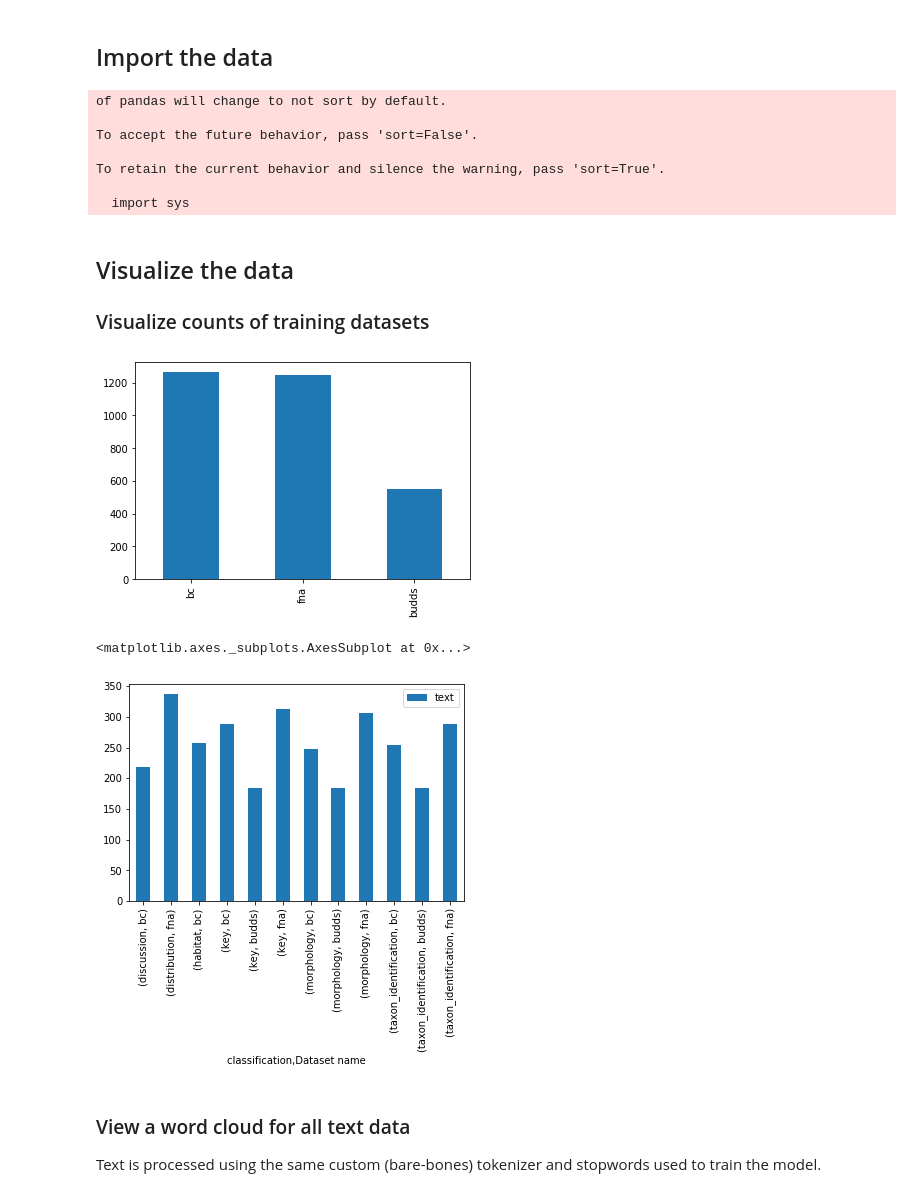
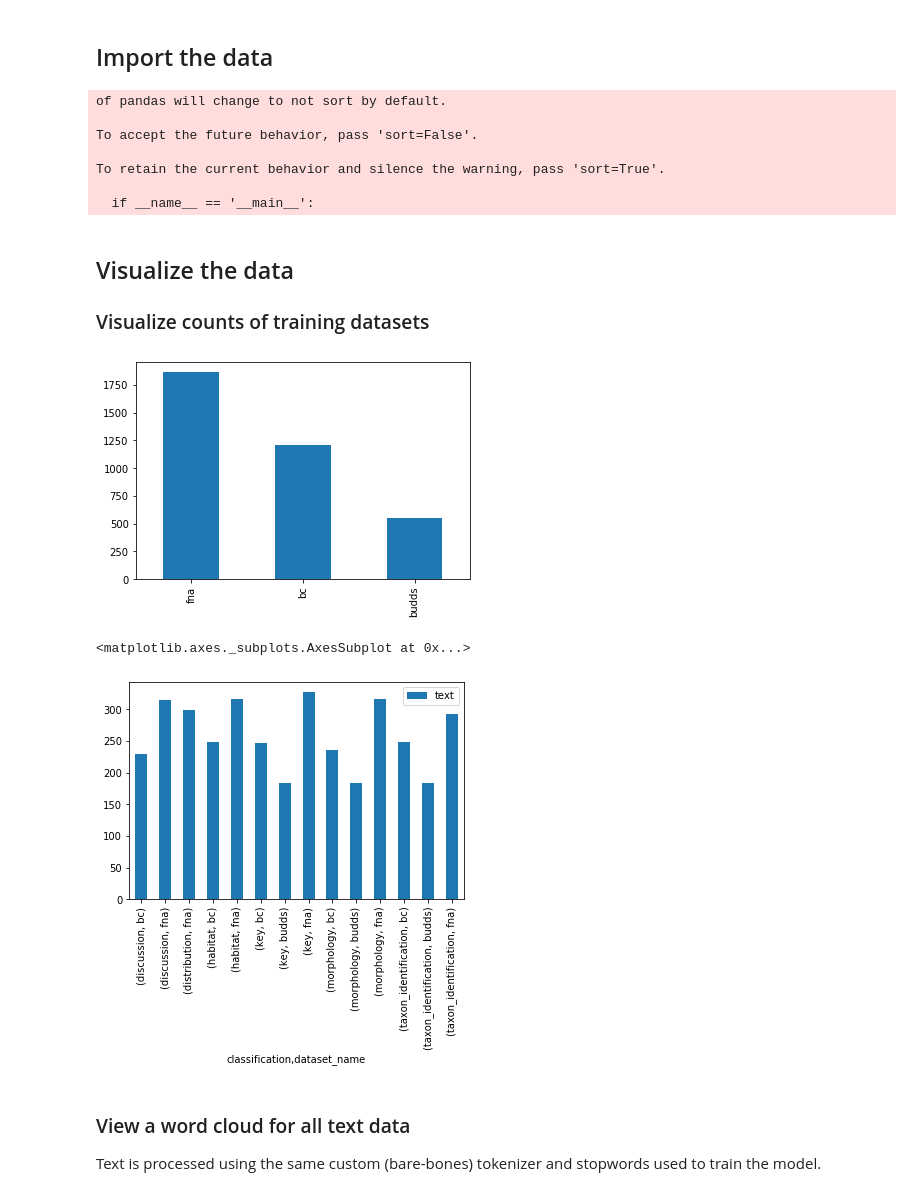
Before and after one commit to jocelynpender/flora-prepper, a Jupyter notebook: notebooks/analysis_visualization.ipynb, the cells around one changed output. Drawn from its saved outputs; the diff is of its cells as text; code cells hidden in the pictures.

```diff
--- a/notebooks/analysis_visualization.ipynb
+++ b/notebooks/analysis_visualization.ipynb
@@ -21,13 +22,15 @@ from sklearn.model_selection import train_test_split
 # %% [markdown]
 ## Import the data
 # %%
-fna = make_fna_data_frame(fna_filepath="../data/external/fna_keys.csv", frac_to_sample=0.1, balance_categories=True,
-                          categories_to_keep=["key", "morphology", "taxon_identification", "distribution"])
-bc = make_bc_data_frame(bc_filepath="../data/external/eflora-bc-partial.csv",
-                        frac_to_sample=0.15, balance_categories=True)
+fna = make_fna_data_frame(fna_filepath="../data/external/fna_with_habitat.csv", frac_to_sample=0.1, balance_categories=True,
+                          categories_to_keep=["key", "morphology", "taxon_identification",
+                                              "distribution", "discussion", "habitat"])
+bc = make_bc_data_frame(bc_filepath="../data/external/eflora-bc-full_no-id.csv",
+                        frac_to_sample=0.13, balance_categories=True,
+                        categories_to_keep=["key", "morphology", "taxon_identification", "habitat", "discussion"])
 budds = make_budds_data_frame(budds_file_path="../data/external/buddsfloraofcana00otta_djvu.xml", frac_to_sample=1,
                               balance_categories=True)
-flora_data_frame = pd.concat([fna, bc, budds], keys=['fna', 'bc', 'budds'], names=['Dataset name', 'Row ID'])
+flora_data_frame = pd.concat([fna, bc, budds], keys=['fna', 'bc', 'budds'], names=['dataset_name', 'row_id'])
 # %% [output]
 of pandas will change to not sort by default.
 
@@ -35,21 +38,23 @@ To accept the future behavior, pass 'sort=False'.
 
 To retain the current behavior and silence the warning, pass 'sort=True'.
 
-  import sys
+  if __name__ == '__main__':
 # %% [markdown]
 ## Visualize the data
 ### Visualize counts of training datasets
 # %%
+flora_data_frame = flora_data_frame.sample(frac=1) # Shuffle the dataset in place
 flora_data_frame = flora_data_frame.reset_index()
-flora_data_frame['Dataset name'].value_counts().plot.bar()
+flora_data_frame['dataset_name'].value_counts().plot.bar()
 plt.show()
 # %% [output]
-[figure, old version]
+[figure, new version]
 # %%
-flora_data_frame[['classification', 'Dataset name', 'text']].groupby(['classification', 'Dataset name']).count().plot.bar()
+flora_data_frame[['classification', 'dataset_name', 'text']] \
+.groupby(['classification', 'dataset_name']).count().plot.bar()
 # %% [output]
 <matplotlib.axes._subplots.AxesSubplot at 0x...>
-[figure, old version]
+[figure, new version]
 # %% [markdown]
 ### View a word cloud for all text data
 Text is processed using the same custom (bare-bones) tokenizer and stopwords used to train the model.
```
Also changed, not shown: parts of 26 cells of this notebook, 2 other files.
